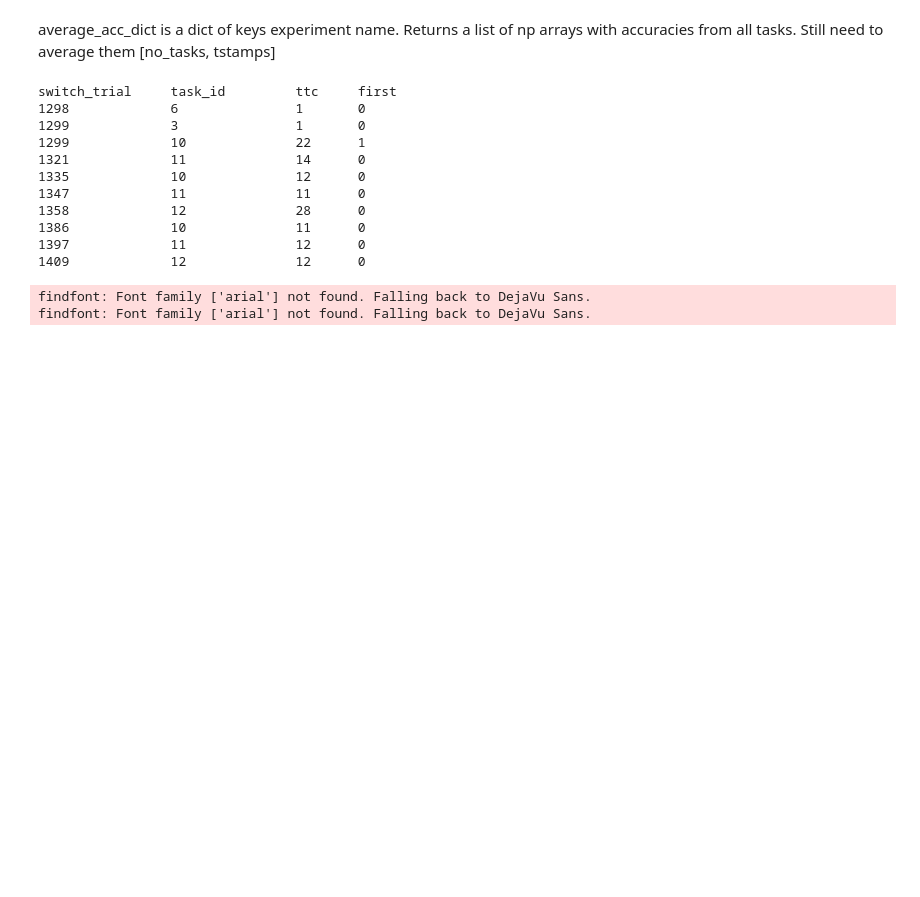
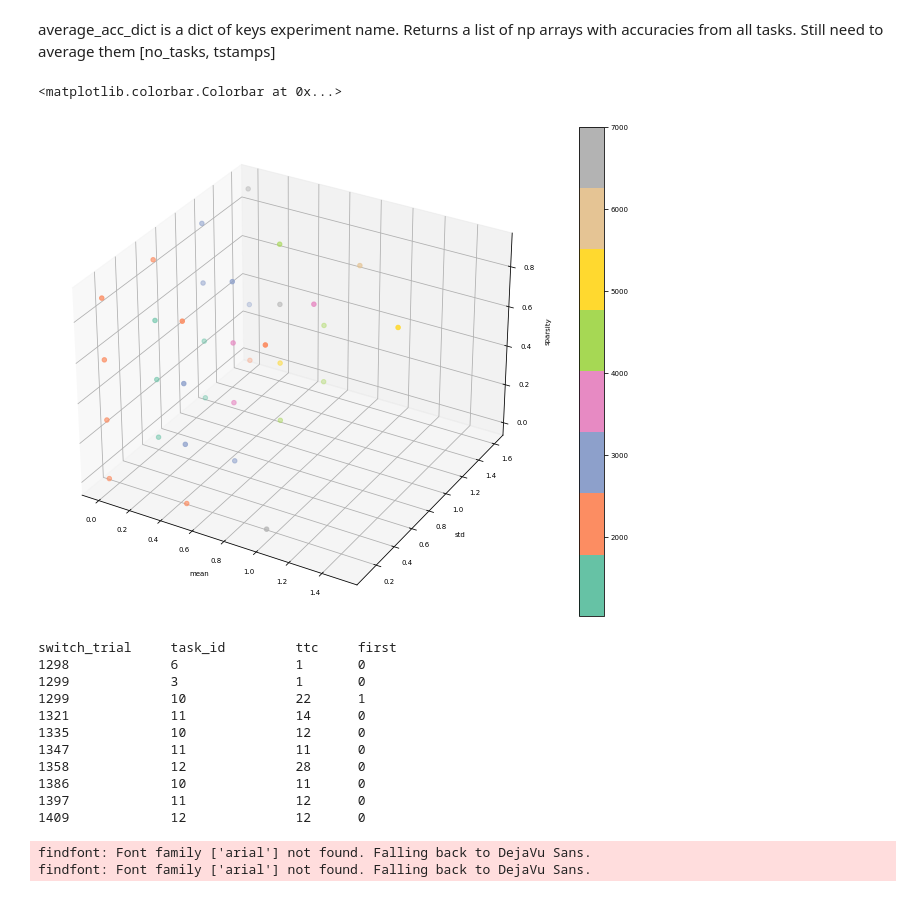
Before and after one commit to hummosa/Thalamus, a Jupyter notebook: analysis/analyzing_control_exp_shuffle_additive_gates.ipynb, the cells around one changed output. Cells and saved outputs as stored; diff of their text form; code cells hidden in the pictures; blank space fills up the shorter version.

```diff
--- a/analysis/analyzing_control_exp_shuffle_additive_gates.ipynb
+++ b/analysis/analyzing_control_exp_shuffle_additive_gates.ipynb
@@ -536,6 +762,35 @@ def get_ttc_rehearsals(logs, rehearsal_no):
             counts[id] +=1
         rehearsal_data.append(np.array(ttcs)[np.array(times_seen)==rehearsal_no])
     return(np.stack(rehearsal_data))
+# %%
+# Import libraries
+
+from mpl_toolkits import mplot3d
+import numpy as np
+import matplotlib.pyplot as plt
+
+# Define Dataset
+x,y,z = gates_means, gates_stds, gates_sparsities
+
+# Creating figure
+
+fig = plt.figure(figsize = (16, 9))
+ax = plt.axes(projection ="3d")
+
+# Creat color map
+
+color_map = plt.get_cmap('Set2')
+
+# Create scatter plot and colorbar
+
+scatter_plot = ax.scatter3D(*np.meshgrid(x, y, z),
+                            c=values,
+                            cmap = color_map)
+ax.set_xlabel('mean') ; ax.set_ylabel('std'); ax.set_zlabel('sparsity')
+plt.colorbar(scatter_plot)
+# %% [output]
+<matplotlib.colorbar.Colorbar at 0x...>
+[figure, added]
 # %%
 logs, lifiles = get_log_files(folder_name, 'shuffle_add', file_sig='training_log',  search_strs=['tasks_10'])
 def new_get_rehearsals(logs, rehearsal_no=1):
```
Also changed, not shown: parts of 29 cells of this notebook, 13 other files.
